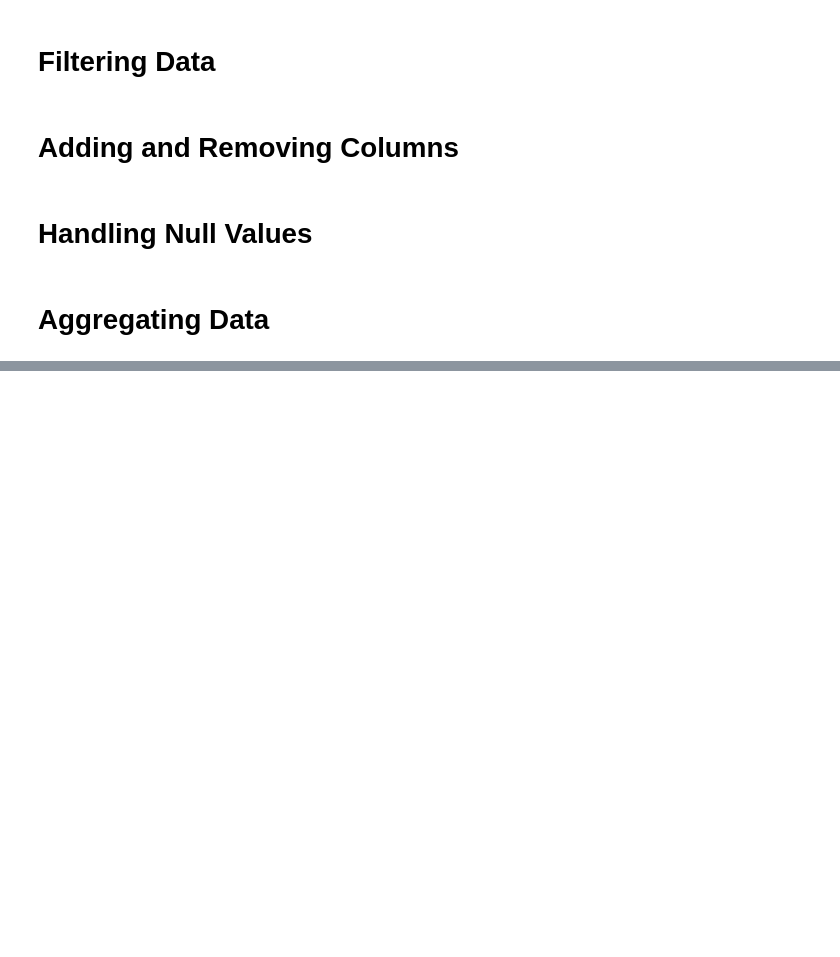
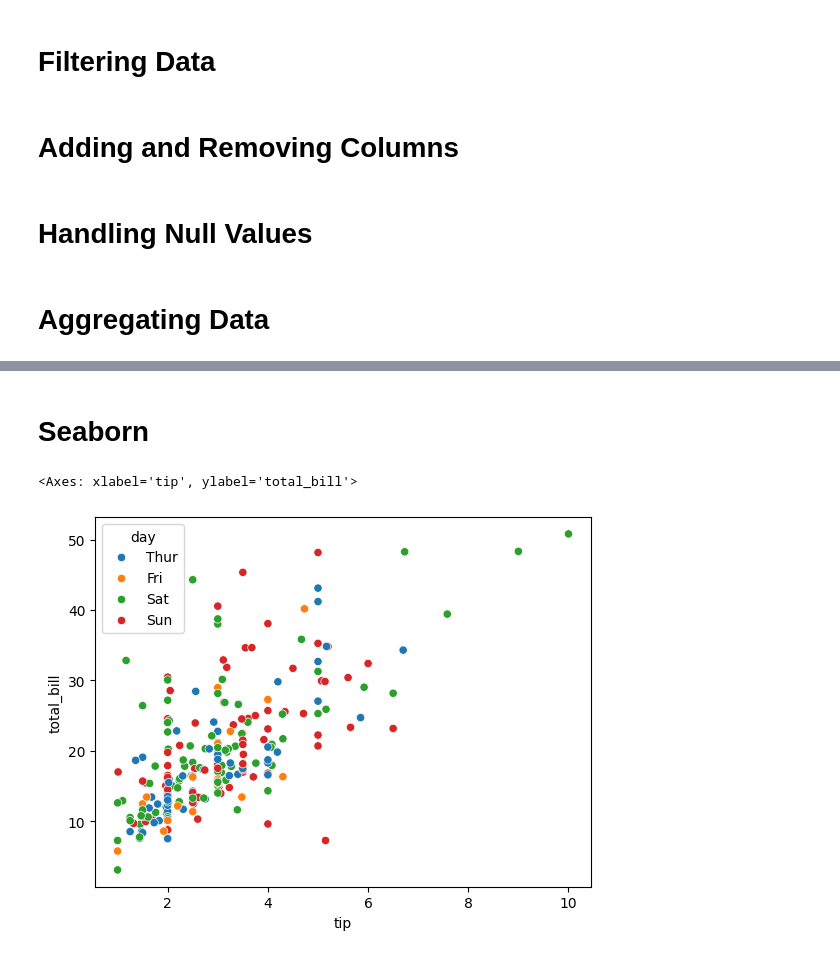
Before and after one commit to 22AmitDeo/Pandas, a Jupyter notebook: tutorial.ipynb, the cells around one changed output, grey strips where cells are left out. Saved outputs shown, nothing was run; the diff lists cells and outputs as text; code cells hidden in the pictures; blank space fills up the shorter version.

```diff
--- a/tutorial.ipynb
+++ b/tutorial.ipynb
@@ -76,0 +97,2 @@ bios.groupby('born_country')['height_cm'].mean()
+# %% [markdown]
+# Seaborn
@@ -76,0 +103,11 @@ bios.groupby('born_country')['height_cm'].mean()
+# %%
+tips=sns.load_dataset("tips")
+iris=sns.load_dataset("iris")
+titanic=sns.load_dataset("titanic")
+planets=sns.load_dataset("planets")
+# %%
+tips
+sns.scatterplot(x="tip",y="total_bill",data=tips,hue="day")
+# %% [output]
+<Axes: xlabel='tip', ylabel='total_bill'>
+[figure, added]
```
Also changed, not shown: parts of 10 cells of this notebook.
